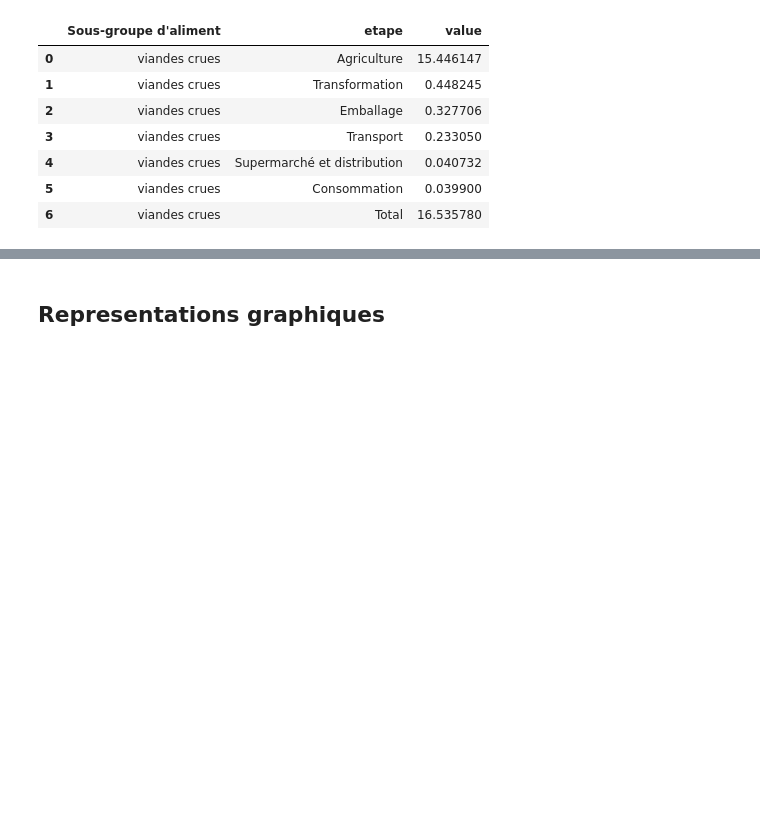
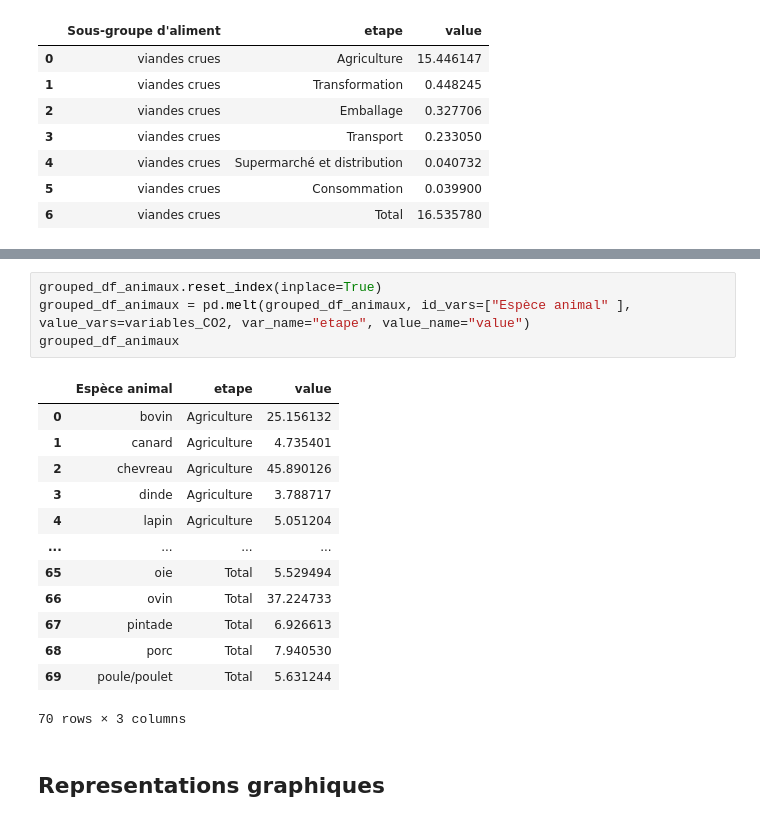
Before and after one commit to Eiji64/Projet_COok, a Jupyter notebook: AnalyseCOok.ipynb, the cells around one changed output, grey strips where cells are left out. Saved outputs shown, nothing was run; the diff lists cells and outputs as text; blank space fills up the shorter version.

```diff
--- a/AnalyseCOok.ipynb
+++ b/AnalyseCOok.ipynb
@@ -161,3 +249,21 @@ df_groupe
+# %%
+grouped_df_animaux.reset_index(inplace=True)
+grouped_df_animaux = pd.melt(grouped_df_animaux, id_vars=["Espèce animal" ], value_vars=variables_CO2, var_name="etape", value_name="value")
+grouped_df_animaux
+# %% [output]
+|  | Espèce animal | etape | value |
+| 0 | bovin | Agriculture | 25.156132 |
+| 1 | canard | Agriculture | 4.735401 |
+| 2 | chevreau | Agriculture | 45.890126 |
+| 3 | dinde | Agriculture | 3.788717 |
+| 4 | lapin | Agriculture | 5.051204 |
+| ... | ... | ... | ... |
+| 65 | oie | Total | 5.529494 |
+| 66 | ovin | Total | 37.224733 |
+| 67 | pintade | Total | 6.926613 |
+| 68 | porc | Total | 7.940530 |
+| 69 | poule/poulet | Total | 5.631244 |
+70 rows × 3 columns
 # %% [markdown]
 ## Representations graphiques
 # %%
```
Also changed, not shown: parts of 4 cells of this notebook.
